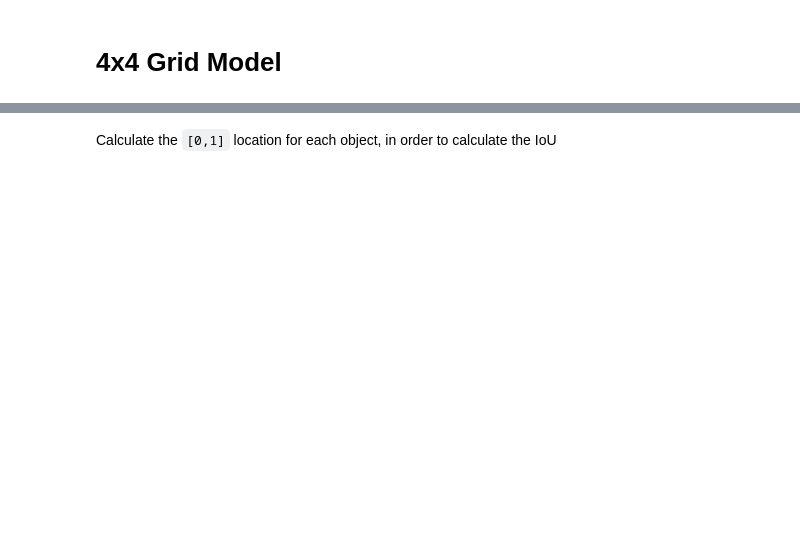
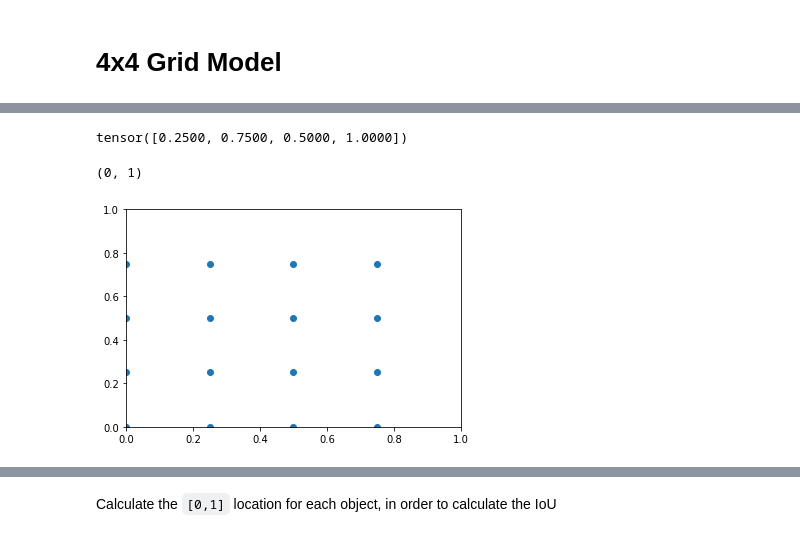
Before and after one commit to aaronlelevier/pytorch-practice, a Jupyter notebook: notebooks/fastai-lesson-9-obj-detect-4x4-grid-multi-box.ipynb, the cells around one changed output, grey strips where cells are left out. Saved outputs shown, nothing was run; the diff lists cells and outputs as text; code cells hidden in the pictures; blank space fills up the shorter version.

```diff
--- a/notebooks/fastai-lesson-9-obj-detect-4x4-grid-multi-box.ipynb
+++ b/notebooks/fastai-lesson-9-obj-detect-4x4-grid-multi-box.ipynb
@@ -310,0 +476,11 @@ anchor_corners
+# %%
+anchor_corners[7]
+# %% [output]
+tensor([0.2500, 0.7500, 0.5000, 1.0000])
+# %%
+plt.scatter(anchor_corners[:,0], anchor_corners[:,1])
+plt.xlim(0, 1)
+plt.ylim(0, 1)
+# %% [output]
+(0, 1)
+[figure, added]
```
Also changed, not shown: parts of 103 cells of this notebook.
